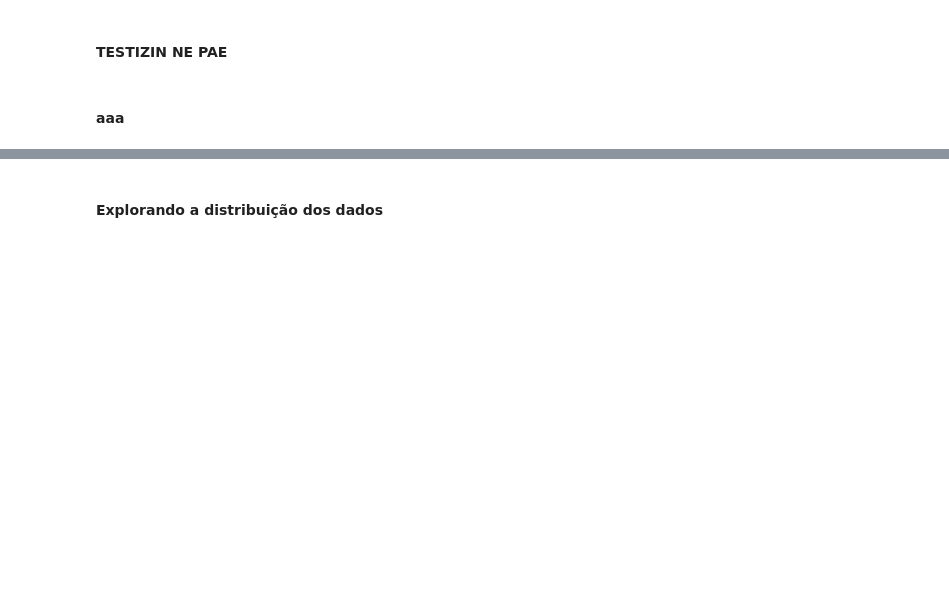
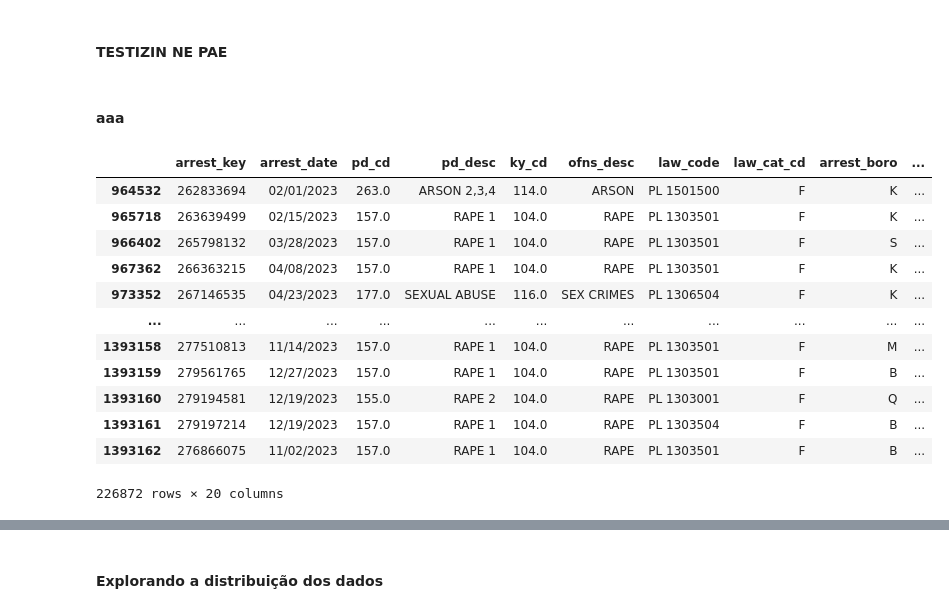
Before and after one commit to vinciusb/TP-AD, a Jupyter notebook: crimes.ipynb, the cells around one changed output, grey strips where cells are left out. Drawn from its saved outputs; the diff is of its cells as text; code cells hidden in the pictures; blank space fills up the shorter version.

```diff
--- a/crimes.ipynb
+++ b/crimes.ipynb
@@ -77,4 +77,23 @@ df
 # getBatchOfAddresses()
 # %% [markdown]
 #### aaa
+# %%
+df_2023 = df
+df_2023["ano"] = df_2023.apply(lambda row: row["arrest_date"][6:],axis = 1)
+df_2023 = df_2023[df_2023["ano"] == "2023"]
+df_2023
+# %% [output]
+|  | arrest_key | arrest_date | pd_cd | pd_desc | ky_cd | ofns_desc | law_code | law_cat_cd | arrest_boro | ... |
+| 964532 | 262833694 | 02/01/2023 | 263.0 | ARSON 2,3,4 | 114.0 | ARSON | PL 1501500 | F | K | ... |
+| 965718 | 263639499 | 02/15/2023 | 157.0 | RAPE 1 | 104.0 | RAPE | PL 1303501 | F | K | ... |
+| 966402 | 265798132 | 03/28/2023 | 157.0 | RAPE 1 | 104.0 | RAPE | PL 1303501 | F | S | ... |
+| 967362 | 266363215 | 04/08/2023 | 157.0 | RAPE 1 | 104.0 | RAPE | PL 1303501 | F | K | ... |
+| 973352 | 267146535 | 04/23/2023 | 177.0 | SEXUAL ABUSE | 116.0 | SEX CRIMES | PL 1306504 | F | K | ... |
+| ... | ... | ... | ... | ... | ... | ... | ... | ... | ... | ... |
+| 1393158 | 277510813 | 11/14/2023 | 157.0 | RAPE 1 | 104.0 | RAPE | PL 1303501 | F | M | ... |
+| 1393159 | 279561765 | 12/27/2023 | 157.0 | RAPE 1 | 104.0 | RAPE | PL 1303501 | F | B | ... |
+| 1393160 | 279194581 | 12/19/2023 | 155.0 | RAPE 2 | 104.0 | RAPE | PL 1303001 | F | Q | ... |
+| 1393161 | 279197214 | 12/19/2023 | 157.0 | RAPE 1 | 104.0 | RAPE | PL 1303504 | F | B | ... |
+| 1393162 | 276866075 | 11/02/2023 | 157.0 | RAPE 1 | 104.0 | RAPE | PL 1303501 | F | B | ... |
+226872 rows × 20 columns
 # %%
```
Also changed, not shown: parts of 9 cells of this notebook, 2 other files.
